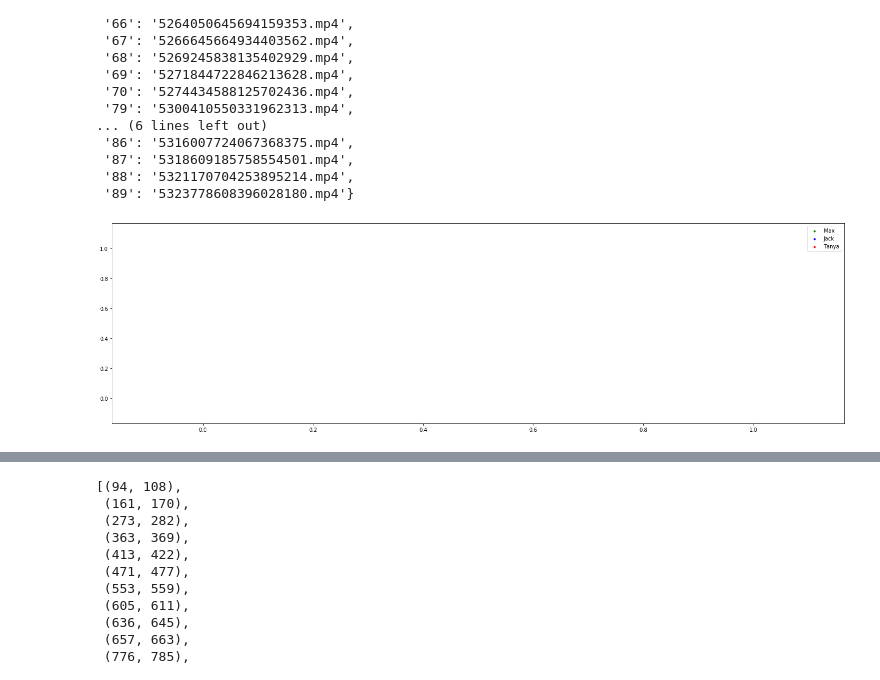
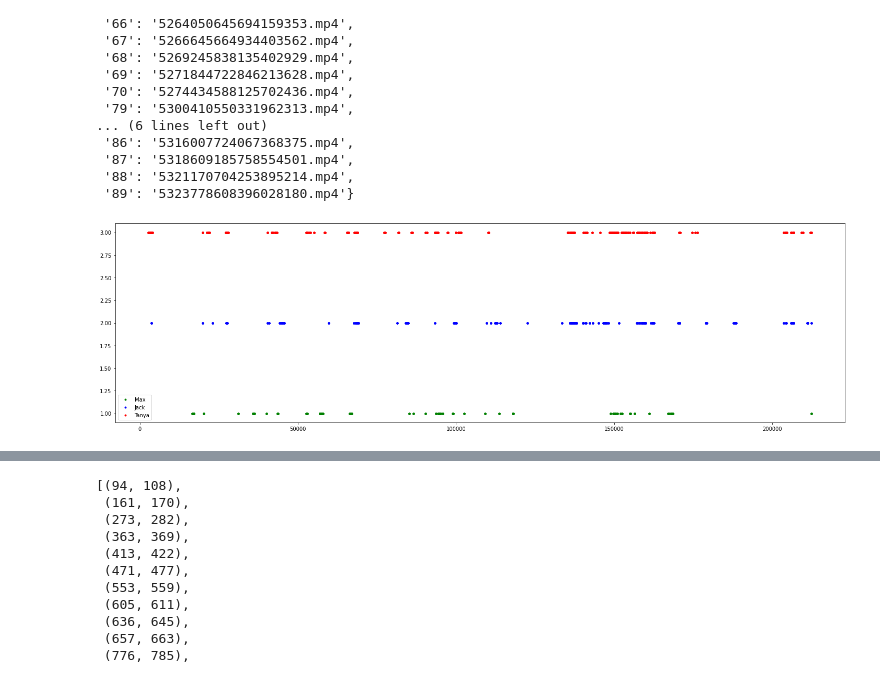
Before and after one commit to D2KLab/trecvid-vsum, a Jupyter notebook: facerec_segment/facerec_segmentation.ipynb, the cells around one changed output, grey strips where cells are left out. Saved outputs shown, nothing was run; the diff lists cells and outputs as text; code cells hidden in the pictures.

```diff
--- a/facerec_segment/facerec_segmentation.ipynb
+++ b/facerec_segment/facerec_segmentation.ipynb
@@ -113,8 +101,8 @@ len(j)
 6
 # %%
 data = []
-for filename in os.listdir('../facerec/1.all_people/'):
-    j = json.load(open('../facerec/1.all_people/'+filename, 'r'))
+for filename in os.listdir('../facerec/2.only_main/'):
+    j = json.load(open('../facerec/2.only_main/'+filename, 'r'))
     for rec in j:
         for track in j['tracks']:
             d = {}
@@ -253,23 +224,23 @@ episodes_filenames
  '89': '5323778608396028180.mp4'}
 # %%
 appearances = {'Max Branning':[], 'Jack Branning':[], 'Tanya Branning':[]}
-for i, e in df_cut[df_cut.file == '5271844722846213628.mp4'].iterrows():
+for i, e in df_cut[df_cut.file == '5264050645694159353.mp4'].iterrows():
     if e['character'] in appearances:
         appearances[e['character']].append(e['start_frame'])
 
 fig, ax = plt.subplots(figsize=(25,7))
 
 ax.scatter(appearances['Max Branning'], [1]*len(appearances['Max Branning']), marker='.',
         color='green',  label='Max')
 ax.scatter(appearances['Jack Branning'], [2]*len(appearances['Jack Branning']),marker='.',
         color='blue',  label='Jack')
 ax.scatter(appearances['Tanya Branning'], [3]*len(appearances['Tanya Branning']), marker='.',
         color='red', label='Tanya')
 
 ax.legend()
 plt.show()
 # %% [output]
-[figure, old version]
+[figure, new version]
 # %%
 cut = 0.5
 keep = 2
```
Also changed, not shown: parts of 17 cells of this notebook, 11 other files.
